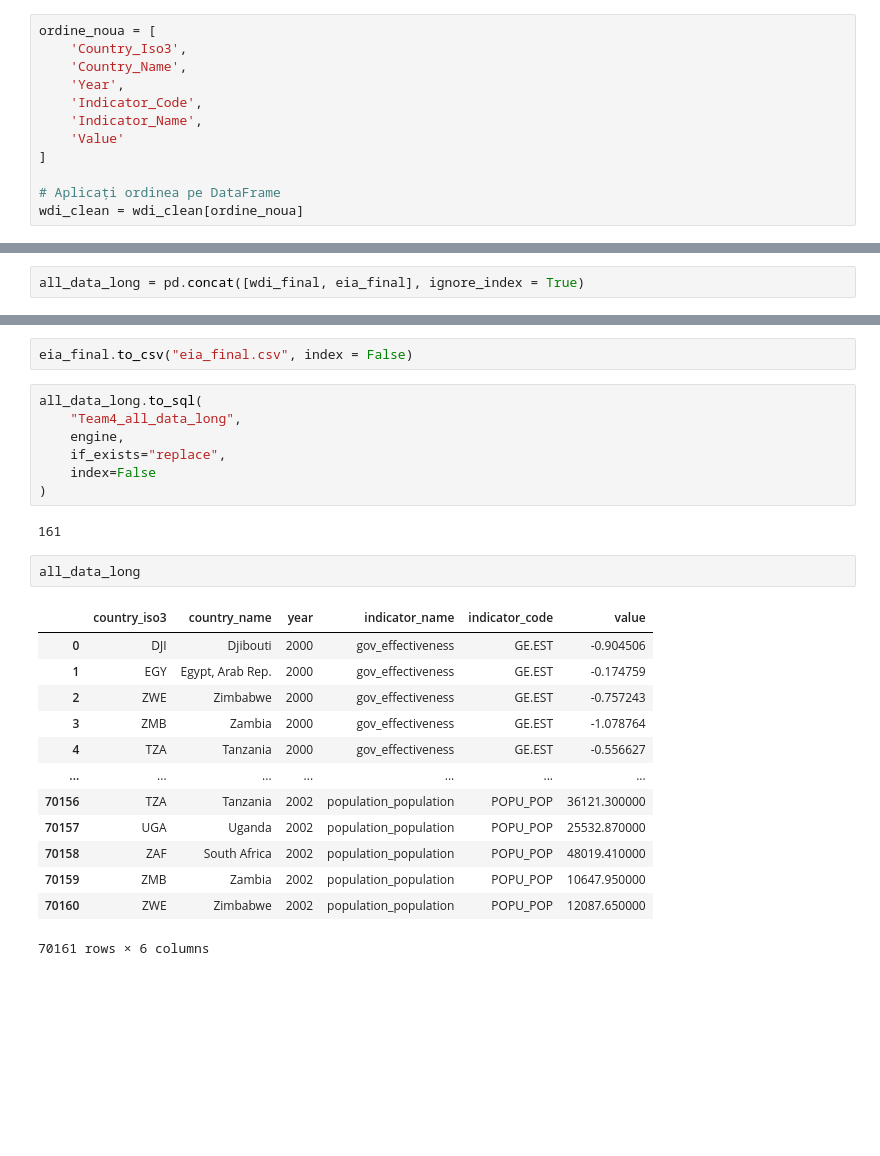
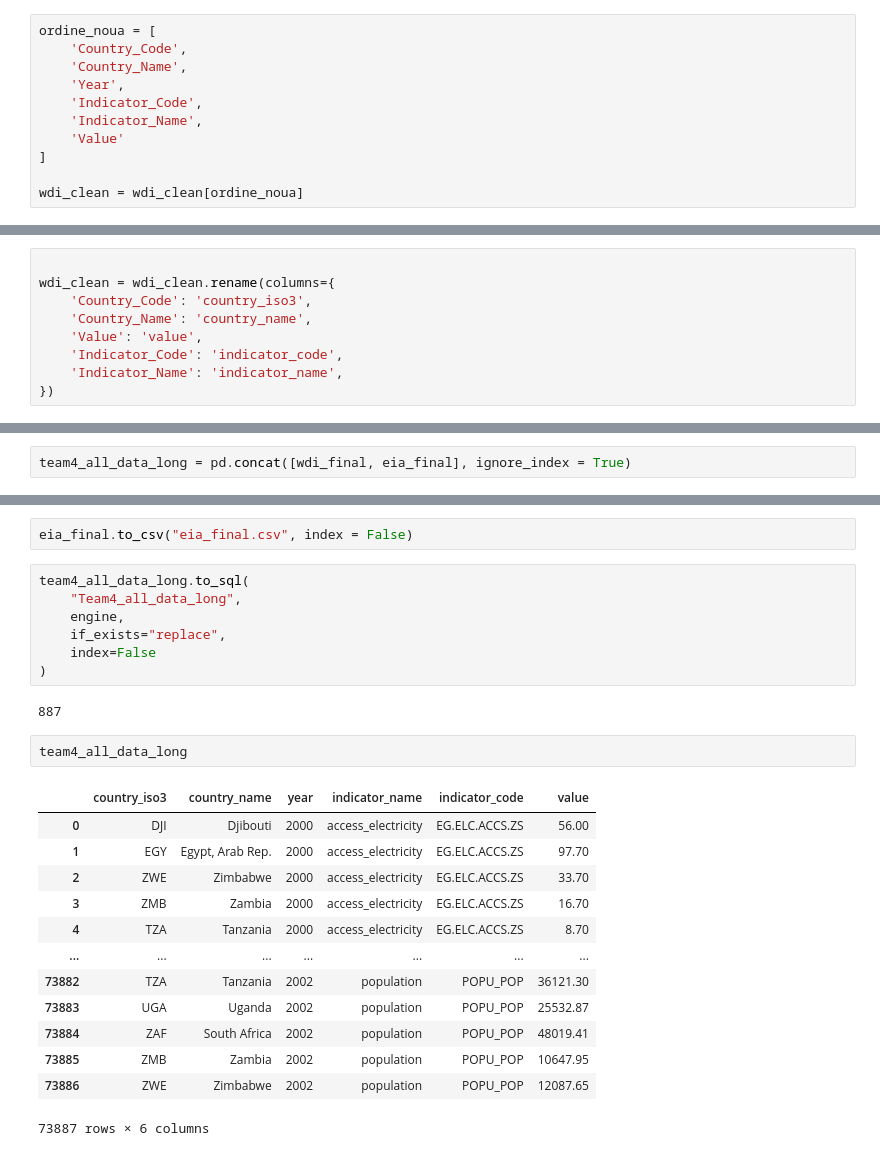
Before and after one commit to DSW2025-ORG/Team-4, a Jupyter notebook: 03_cleaning_aggregation_student3.ipynb, the cells around one changed output, grey strips where cells are left out. Cells and saved outputs as stored; diff of their text form; blank space fills up the shorter version.

```diff
--- a/03_cleaning_aggregation_student3.ipynb
+++ b/03_cleaning_aggregation_student3.ipynb
@@ -1069,7 +1026,7 @@ Index(['Country_Name', 'Country_Iso3', 'Year', 'Indicator_Name',
       dtype='object')
 # %%
 ordine_noua = [
-    'Country_Iso3',
+    'Country_Code',
     'Country_Name',
     'Year',
     'Indicator_Code',
@@ -1077,7 +1034,6 @@ ordine_noua = [
     'Value'
 ]
 
-# Aplicați ordinea pe DataFrame
 wdi_clean = wdi_clean[ordine_noua]
 # %%
 print(eia_clean.columns)
@@ -1132,0 +1130,9 @@ eia_final["value"] = pd.to_numeric(eia_final["value"], errors="coerce")
+# %%
+
+wdi_clean = wdi_clean.rename(columns={
+    'Country_Code': 'country_iso3',
+    'Country_Name': 'country_name',
+    'Value': 'value',
+    'Indicator_Code': 'indicator_code',
+    'Indicator_Name': 'indicator_name',
+})
@@ -1133,2 +1197,2 @@ eia_final["value"] = pd.to_numeric(eia_final["value"], errors="coerce")
 # %%
-all_data_long = pd.concat([wdi_final, eia_final], ignore_index = True)
+team4_all_data_long = pd.concat([wdi_final, eia_final], ignore_index = True)
@@ -1155,27 +1219,27 @@ wdi_final.to_csv("wdi_final.csv", index = False)
 # %%
 eia_final.to_csv("eia_final.csv", index = False)
 # %%
-all_data_long.to_sql(
+team4_all_data_long.to_sql(
     "Team4_all_data_long",
     engine,
     if_exists="replace",
     index=False
 )
 # %% [output]
-161
+887
 # %%
-all_data_long
+team4_all_data_long
 # %% [output]
 |  | country_iso3 | country_name | year | indicator_name | indicator_code | value |
-| 0 | DJI | Djibouti | 2000 | gov_effectiveness | GE.EST | -0.904506 |
-| 1 | EGY | Egypt, Arab Rep. | 2000 | gov_effectiveness | GE.EST | -0.174759 |
-| 2 | ZWE | Zimbabwe | 2000 | gov_effectiveness | GE.EST | -0.757243 |
-| 3 | ZMB | Zambia | 2000 | gov_effectiveness | GE.EST | -1.078764 |
-| 4 | TZA | Tanzania | 2000 | gov_effectiveness | GE.EST | -0.556627 |
+| 0 | DJI | Djibouti | 2000 | access_electricity | EG.ELC.ACCS.ZS | 56.00 |
+| 1 | EGY | Egypt, Arab Rep. | 2000 | access_electricity | EG.ELC.ACCS.ZS | 97.70 |
+| 2 | ZWE | Zimbabwe | 2000 | access_electricity | EG.ELC.ACCS.ZS | 33.70 |
+| 3 | ZMB | Zambia | 2000 | access_electricity | EG.ELC.ACCS.ZS | 16.70 |
+| 4 | TZA | Tanzania | 2000 | access_electricity | EG.ELC.ACCS.ZS | 8.70 |
 | ... | ... | ... | ... | ... | ... | ... |
-| 70156 | TZA | Tanzania | 2002 | population_population | POPU_POP | 36121.300000 |
-| 70157 | UGA | Uganda | 2002 | population_population | POPU_POP | 25532.870000 |
-| 70158 | ZAF | South Africa | 2002 | population_population | POPU_POP | 48019.410000 |
-| 70159 | ZMB | Zambia | 2002 | population_population | POPU_POP | 10647.950000 |
-| 70160 | ZWE | Zimbabwe | 2002 | population_population | POPU_POP | 12087.650000 |
+| 73882 | TZA | Tanzania | 2002 | population | POPU_POP | 36121.30 |
+| 73883 | UGA | Uganda | 2002 | population | POPU_POP | 25532.87 |
+| 73884 | ZAF | South Africa | 2002 | population | POPU_POP | 48019.41 |
+| 73885 | ZMB | Zambia | 2002 | population | POPU_POP | 10647.95 |
+| 73886 | ZWE | Zimbabwe | 2002 | population | POPU_POP | 12087.65 |
-70161 rows × 6 columns
+73887 rows × 6 columns
```
Also changed, not shown: parts of 62 cells of this notebook.
